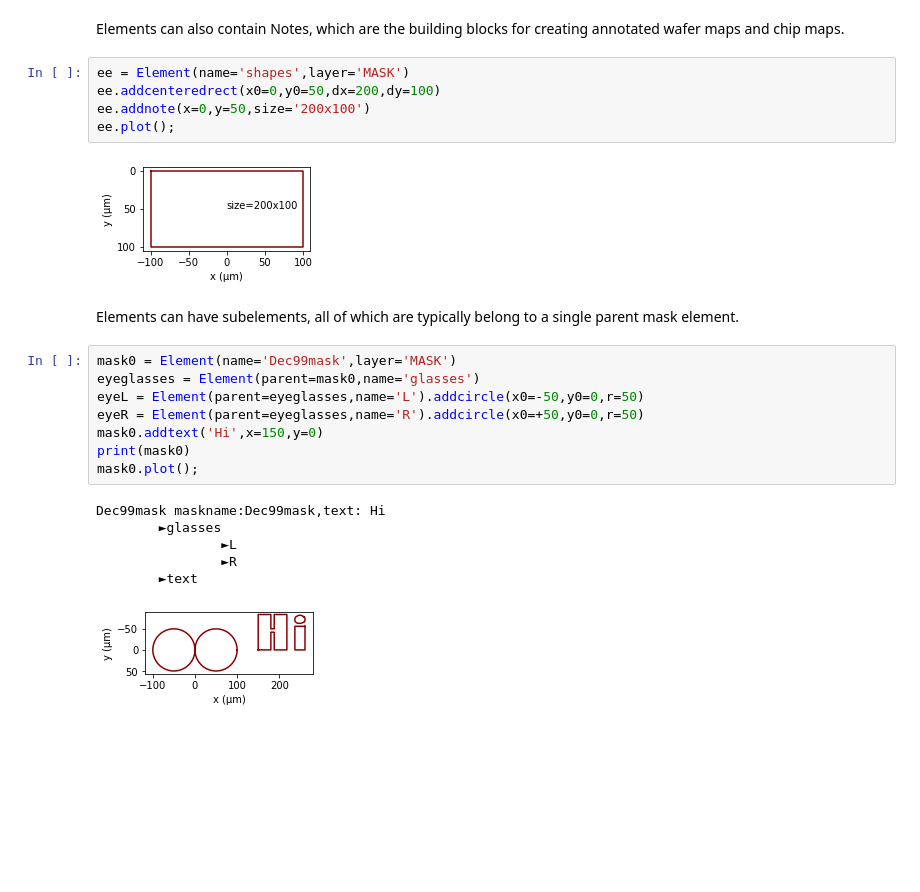
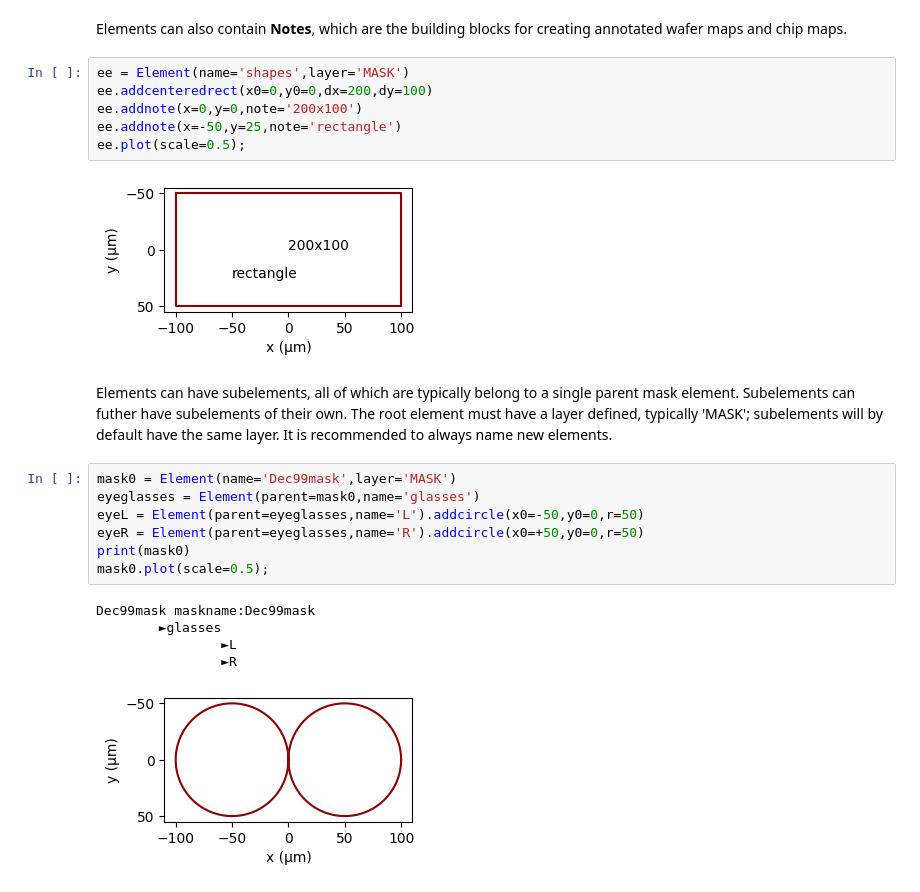
Before and after one commit to decoherer/lithomap, a Jupyter notebook: tutorial.ipynb, the cells around one changed output. Drawn from its saved outputs; the diff is of its cells as text; blank space fills up the shorter version.

```diff
--- a/tutorial.ipynb
+++ b/tutorial.ipynb
@@ -27,26 +38,25 @@ e.plot();
 # %% [markdown]
-Elements can also contain Notes, which are the building blocks for creating annotated wafer maps and chip maps.
+Elements can also contain **Notes**, which are the building blocks for creating annotated wafer maps and chip maps.
 # %%
 ee = Element(name='shapes',layer='MASK')
-ee.addcenteredrect(x0=0,y0=50,dx=200,dy=100)
-ee.addnote(x=0,y=50,size='200x100')
-ee.plot();
+ee.addcenteredrect(x0=0,y0=0,dx=200,dy=100)
+ee.addnote(x=0,y=0,note='200x100')
+ee.addnote(x=-50,y=25,note='rectangle')
+ee.plot(scale=0.5);
 # %% [output]
-[figure, old version]
+[figure, new version]
 # %% [markdown]
-Elements can have subelements, all of which are typically belong to a single parent mask element.
+Elements can have subelements, all of which are typically belong to a single parent mask element. Subelements can futher have subelements of their own. The root element must have a layer defined, typically 'MASK'; subelements will by default have the same layer. It is recommended to always name new elements.
 # %%
 mask0 = Element(name='Dec99mask',layer='MASK')
 eyeglasses = Element(parent=mask0,name='glasses')
 eyeL = Element(parent=eyeglasses,name='L').addcircle(x0=-50,y0=0,r=50)
 eyeR = Element(parent=eyeglasses,name='R').addcircle(x0=+50,y0=0,r=50)
-mask0.addtext('Hi',x=150,y=0)
 print(mask0)
-mask0.plot();
+mask0.plot(scale=0.5);
 # %% [output]
-Dec99mask maskname:Dec99mask,text: Hi
+Dec99mask maskname:Dec99mask
         ►glasses
                 ►L
                 ►R
-        ►text
-[figure, old version]
+[figure, new version]
```
Also changed, not shown: parts of 28 cells of this notebook, 8 other files.
